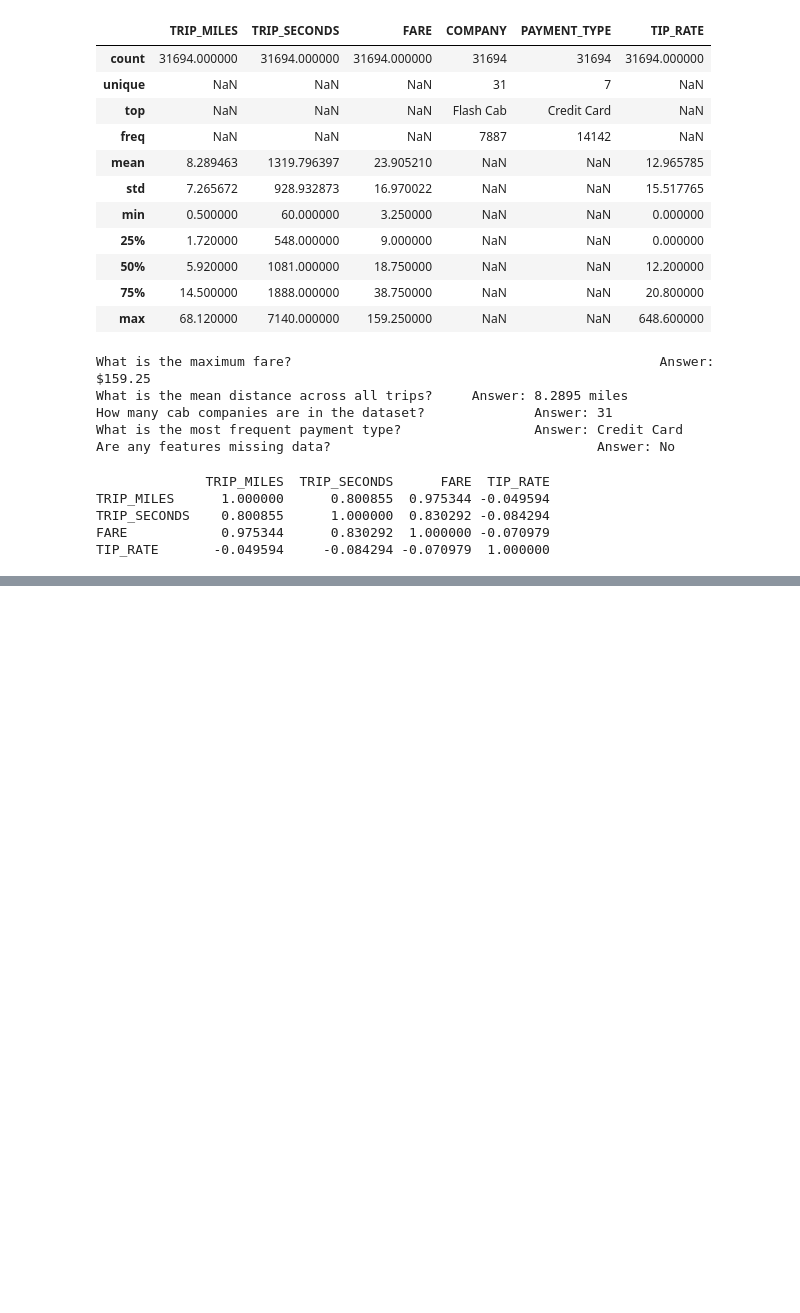
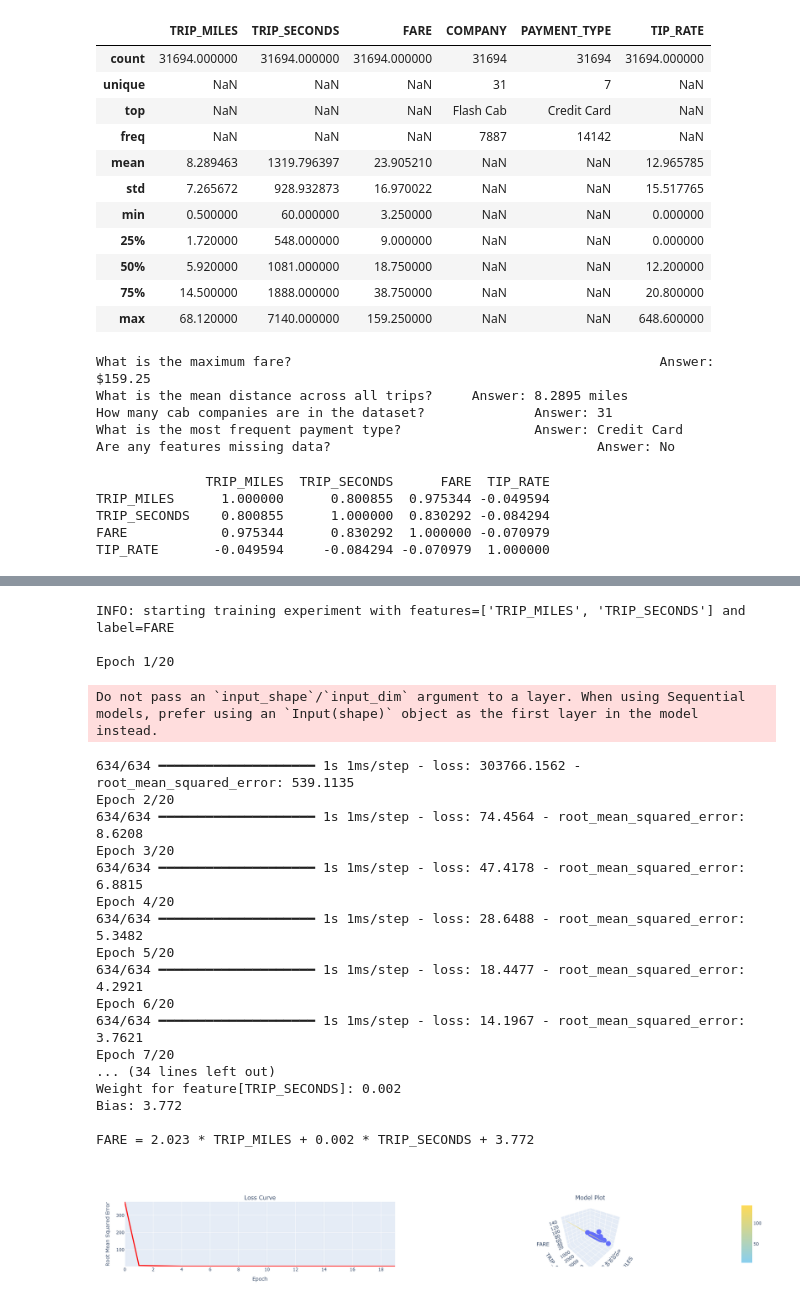
Before and after one commit to 8Gates/MachineLearningCC, a Jupyter notebook: LinearRegressionFare.ipynb, the cells around one changed output, grey strips where cells are left out. Drawn from its saved outputs; the diff is of its cells as text; code cells hidden in the pictures; blank space fills up the shorter version.

Commit message:
second experiment multifeature analysis

```diff
--- a/LinearRegressionFare.ipynb
+++ b/LinearRegressionFare.ipynb
@@ -272,0 +303,37 @@ model_1 = run_experiment(training_df, features, label, learning_rate, epochs, ba
+# %%
+# Experiment 2 - Multifeature
+
+# The following variables are the hyperparameters.
+learning_rate = 0.001
+epochs = 20
+batch_size = 50
+
+training_df['TRIP_MINUTES'] = training_df['TRIP_SECONDS']/60
+# Specify the feature and the label.
+features = ['TRIP_MILES', 'TRIP_SECONDS']
+label = 'FARE'
+
+model_1 = run_experiment(training_df, features, label, learning_rate, epochs, batch_size)
+# %% [output]
+INFO: starting training experiment with features=['TRIP_MILES', 'TRIP_SECONDS'] and label=FARE
+
+Epoch 1/20
+Do not pass an `input_shape`/`input_dim` argument to a layer. When using Sequential models, prefer using an `Input(shape)` object as the first layer in the model instead.
+634/634 ━━━━━━━━━━━━━━━━━━━━ 1s 1ms/step - loss: 303766.1562 - root_mean_squared_error: 539.1135
+Epoch 2/20
+634/634 ━━━━━━━━━━━━━━━━━━━━ 1s 1ms/step - loss: 74.4564 - root_mean_squared_error: 8.6208
+Epoch 3/20
+634/634 ━━━━━━━━━━━━━━━━━━━━ 1s 1ms/step - loss: 47.4178 - root_mean_squared_error: 6.8815
+Epoch 4/20
+634/634 ━━━━━━━━━━━━━━━━━━━━ 1s 1ms/step - loss: 28.6488 - root_mean_squared_error: 5.3482
+Epoch 5/20
+634/634 ━━━━━━━━━━━━━━━━━━━━ 1s 1ms/step - loss: 18.4477 - root_mean_squared_error: 4.2921
+Epoch 6/20
+634/634 ━━━━━━━━━━━━━━━━━━━━ 1s 1ms/step - loss: 14.1967 - root_mean_squared_error: 3.7621
+Epoch 7/20
+... (34 lines left out)
+Weight for feature[TRIP_SECONDS]: 0.002
+Bias: 3.772
+
+FARE = 2.023 * TRIP_MILES + 0.002 * TRIP_SECONDS + 3.772
+[figure, added]
```
Also changed, not shown: parts of 4 cells of this notebook.
